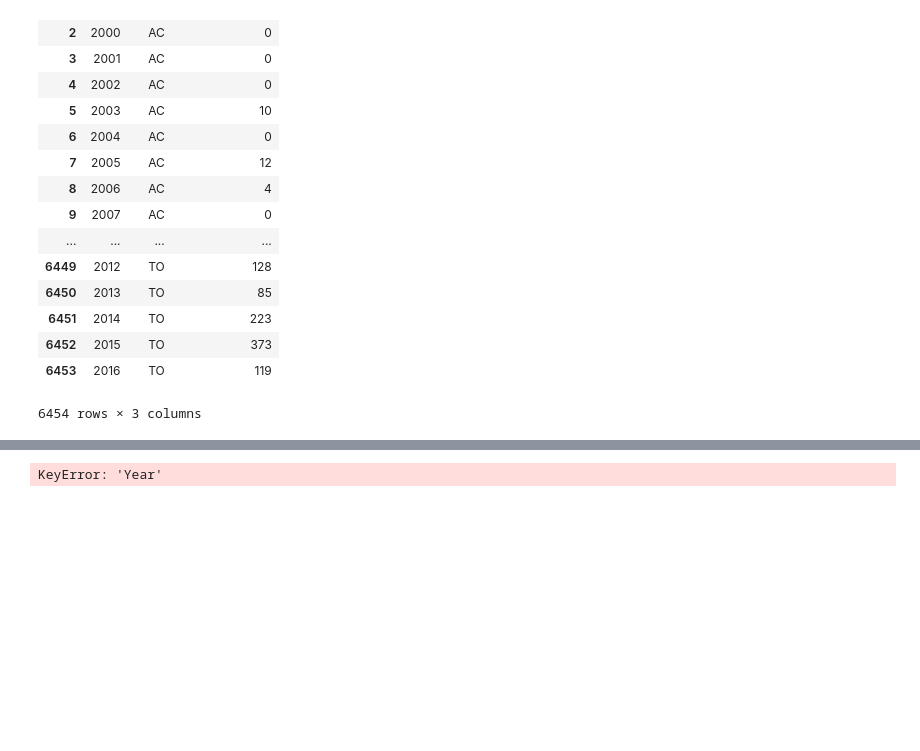
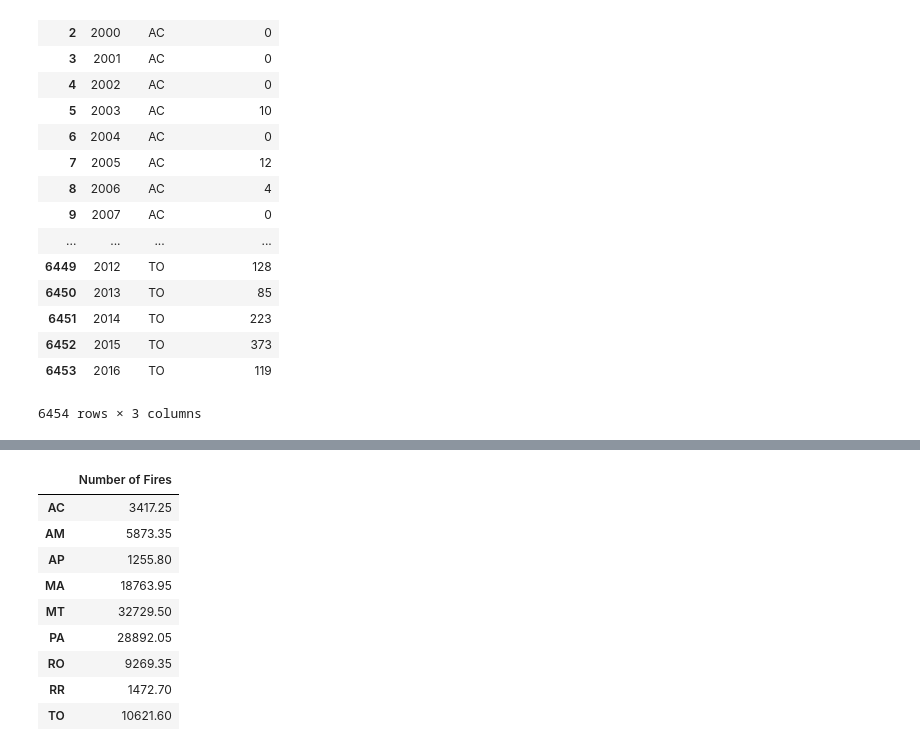
Before and after one commit to hgracemoy/Project1_Group3, a Jupyter notebook: firedata.ipynb, the cells around one changed output, grey strips where cells are left out. Drawn from its saved outputs; the diff is of its cells as text; code cells hidden in the pictures; blank space fills up the shorter version.

```diff
--- a/firedata.ipynb
+++ b/firedata.ipynb
@@ -210,7 +222,31 @@ Name: Number of Fires, dtype: float64
+# %%
+AmazonAC = Xstate_mean_df.loc[('AC')]
+AmazonAM = Xstate_mean_df.loc[('AM')]
+AmazonAP = Xstate_mean_df.loc[('AP')]
+AmazonMA = Xstate_mean_df.loc[('MA')]
+AmazonMT = Xstate_mean_df.loc[('MT')]
+AmazonPA = Xstate_mean_df.loc[('PA')]
+AmazonRO = Xstate_mean_df.loc[('RO')]
+AmazonRR = Xstate_mean_df.loc[('RR')]
+AmazonTO = Xstate_mean_df.loc[('TO')]
+
+data = [AmazonAC, AmazonAM, AmazonAP, AmazonMA, AmazonMT, AmazonPA, AmazonRO, AmazonRR, AmazonTO]
+
+Amazon_mean_df = df = pd.DataFrame(data)
+Amazon_mean_df
+# %% [output]
+|  | Number of Fires |
+| AC | 3417.25 |
+| AM | 5873.35 |
+| AP | 1255.80 |
+| MA | 18763.95 |
+| MT | 32729.50 |
+| PA | 28892.05 |
+| RO | 9269.35 |
+| RR | 1472.70 |
+| TO | 10621.60 |
 # %%
-state_sum_df.plot(kind='bar',x='Year',y='Number of Fires')
+#state_sum_df.plot(kind='bar',x='Year',y='Number of Fires')
-# %% [output]
-KeyError: 'Year'
 # %%
 #new_rain_df = rain_df.rename(columns={"year":"Year", "month":"Month", "precipitation": "Precipitation", "state":"State"})
 # %%
```
Also changed, not shown: parts of 3 cells of this notebook, 1 other file.
